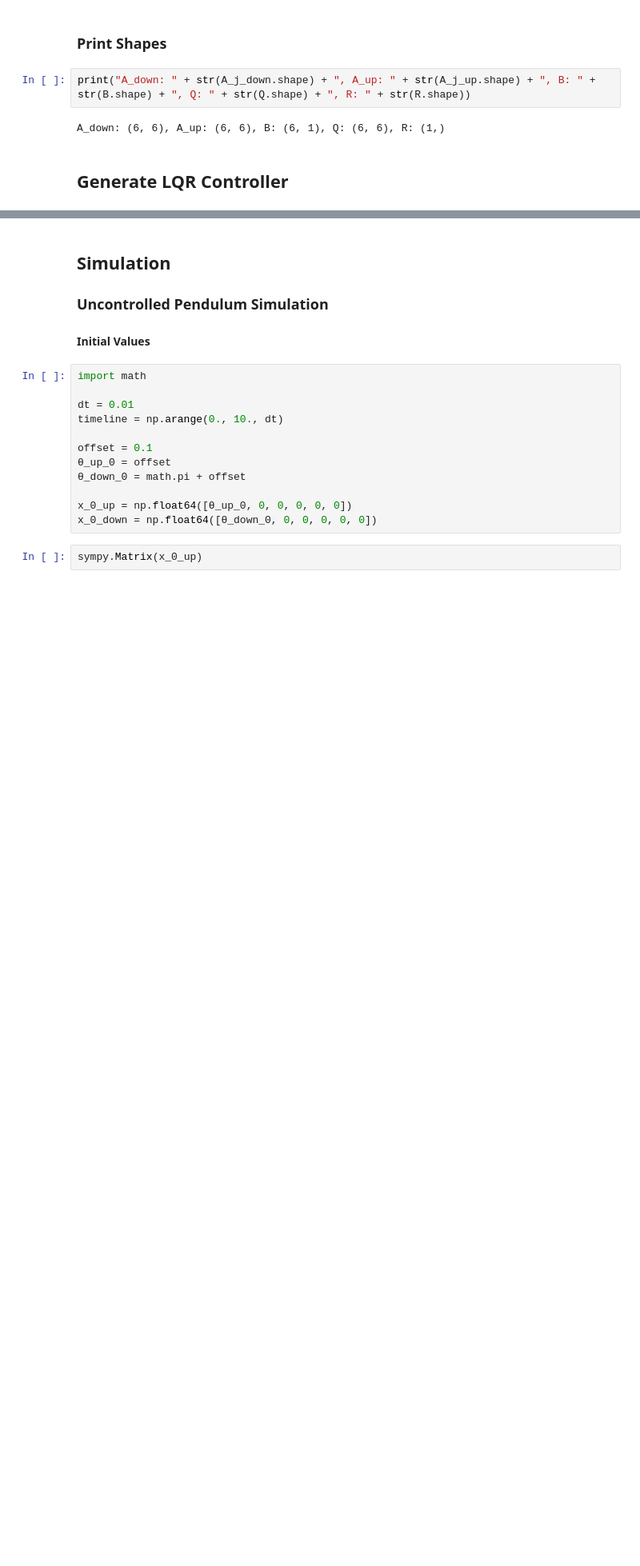
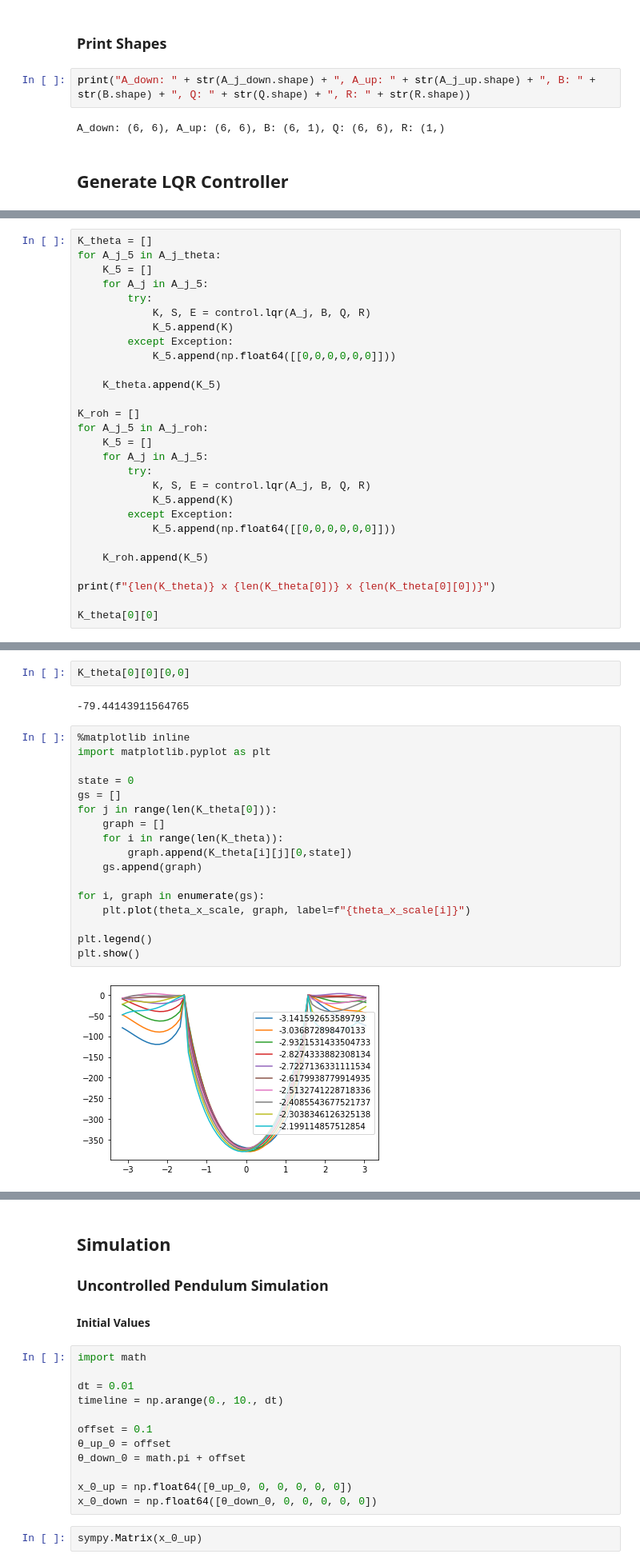
Before and after one commit to Printed-Robots/videte_robot, a Jupyter notebook: alg/videte_wheel.ipynb, the cells around one changed output, grey strips where cells are left out. Shown at 80% size. Drawn from its saved outputs; the diff is of its cells as text; blank space fills up the shorter version.

```diff
--- a/alg/videte_wheel.ipynb
+++ b/alg/videte_wheel.ipynb
@@ -382,0 +428,28 @@ $\displaystyle \left[\begin{matrix}-21.7483785665542 & 2.55939915586133 & 56.993
+# %%
+K_theta = []
+for A_j_5 in A_j_theta:
+    K_5 = []
+    for A_j in A_j_5:
+        try:
+            K, S, E = control.lqr(A_j, B, Q, R)
+            K_5.append(K)
+        except Exception:
+            K_5.append(np.float64([[0,0,0,0,0,0]]))
+
+    K_theta.append(K_5)
+
+K_roh = []
+for A_j_5 in A_j_roh:
+    K_5 = []
+    for A_j in A_j_5:
+        try:
+            K, S, E = control.lqr(A_j, B, Q, R)
+            K_5.append(K)
+        except Exception:
+            K_5.append(np.float64([[0,0,0,0,0,0]]))
+
+    K_roh.append(K_5)
+
+print(f"{len(K_theta)} x {len(K_theta[0])} x {len(K_theta[0][0])}")
+
+K_theta[0][0]
@@ -382,0 +460,23 @@ $\displaystyle \left[\begin{matrix}-21.7483785665542 & 2.55939915586133 & 56.993
+# %%
+K_theta[0][0][0,0]
+# %% [output]
+-79.44143911564765
+# %%
+%matplotlib inline
+import matplotlib.pyplot as plt
+
+state = 0
+gs = []
+for j in range(len(K_theta[0])):
+    graph = []
+    for i in range(len(K_theta)):
+        graph.append(K_theta[i][j][0,state])
+    gs.append(graph)
+
+for i, graph in enumerate(gs):
+    plt.plot(theta_x_scale, graph, label=f"{theta_x_scale[i]}")
+
+plt.legend()
+plt.show()
+# %% [output]
+[figure, added]
```
Also changed, not shown: parts of 30 cells of this notebook.
